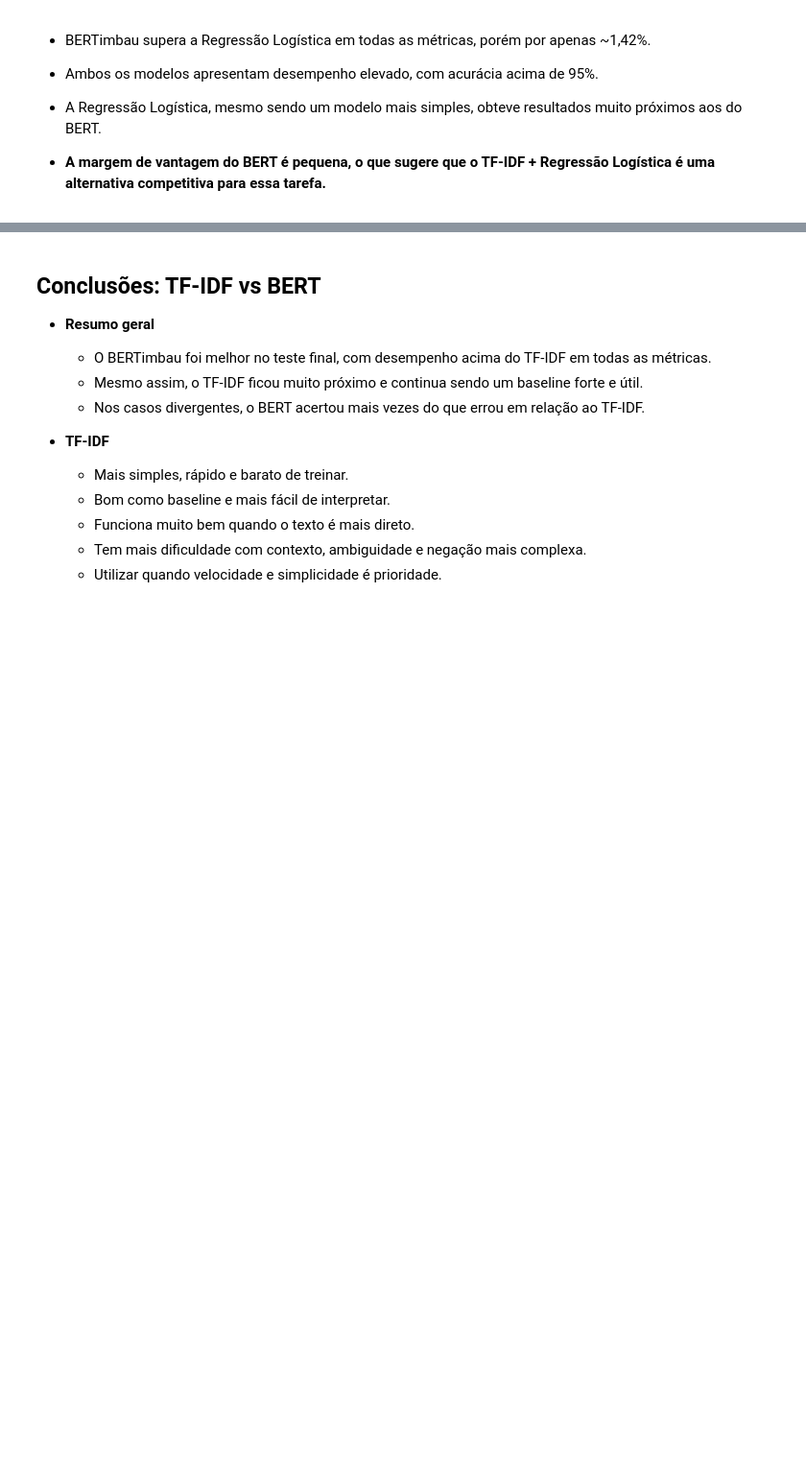
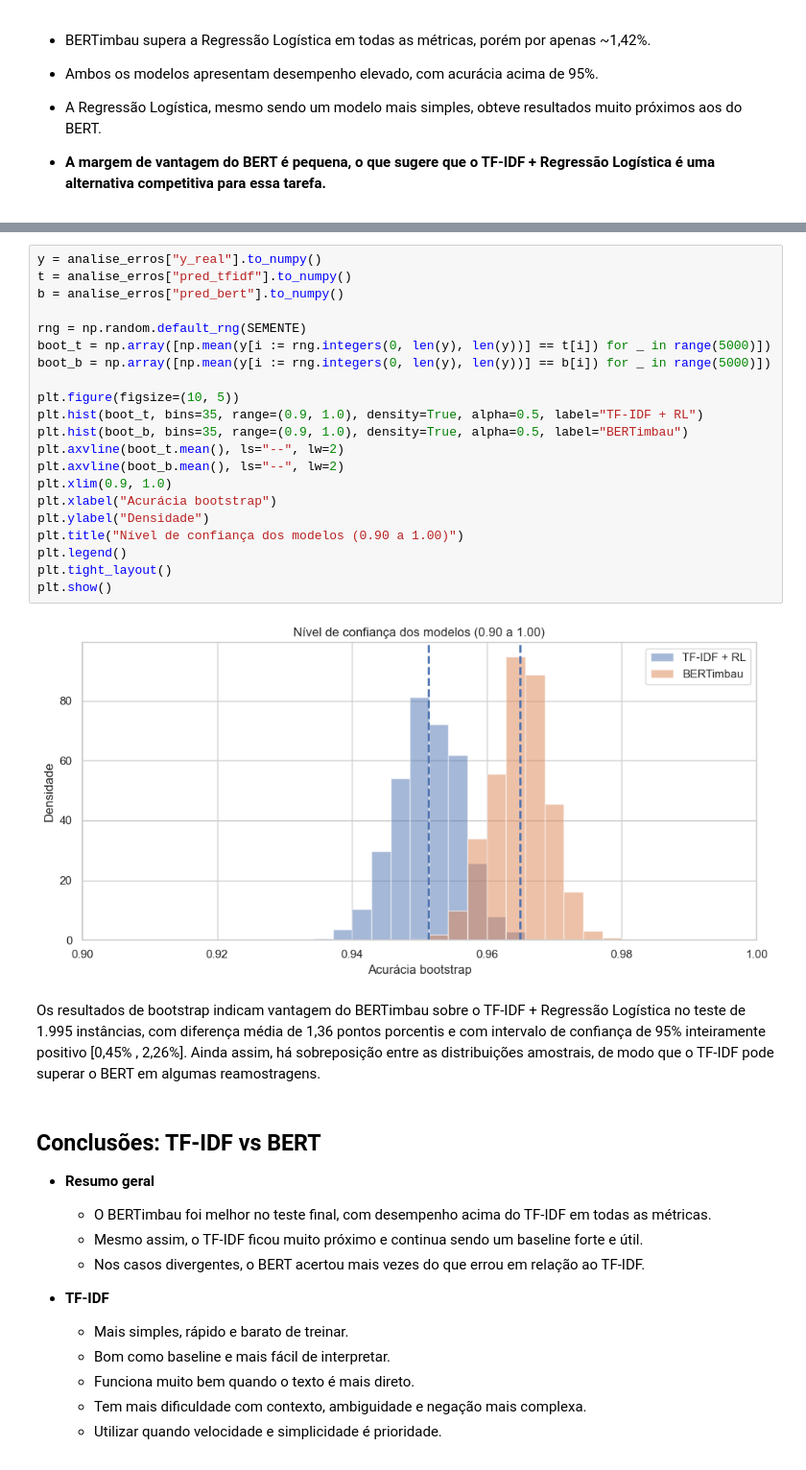
Before and after one commit to HerikDR/TF-IDF-e-BERT, a Jupyter notebook: triagem_avaliacoes.ipynb, the cells around one changed output, grey strips where cells are left out. Shown at 96% size. Cells and saved outputs as stored; diff of their text form; blank space fills up the shorter version.

```diff
--- a/triagem_avaliacoes.ipynb
+++ b/triagem_avaliacoes.ipynb
@@ -1118,3 +1218,28 @@ Exemplos em que o BERT erra e o TF-IDF acerta:
+# %%
+y = analise_erros["y_real"].to_numpy()
+t = analise_erros["pred_tfidf"].to_numpy()
+b = analise_erros["pred_bert"].to_numpy()
+
+rng = np.random.default_rng(SEMENTE)
+boot_t = np.array([np.mean(y[i := rng.integers(0, len(y), len(y))] == t[i]) for _ in range(5000)])
+boot_b = np.array([np.mean(y[i := rng.integers(0, len(y), len(y))] == b[i]) for _ in range(5000)])
+
+plt.figure(figsize=(10, 5))
+plt.hist(boot_t, bins=35, range=(0.9, 1.0), density=True, alpha=0.5, label="TF-IDF + RL")
+plt.hist(boot_b, bins=35, range=(0.9, 1.0), density=True, alpha=0.5, label="BERTimbau")
+plt.axvline(boot_t.mean(), ls="--", lw=2)
+plt.axvline(boot_b.mean(), ls="--", lw=2)
+plt.xlim(0.9, 1.0)
+plt.xlabel("Acurácia bootstrap")
+plt.ylabel("Densidade")
+plt.title("Nível de confiança dos modelos (0.90 a 1.00)")
+plt.legend()
+plt.tight_layout()
+plt.show()
+# %% [output]
+[figure, added]
+# %% [markdown]
+Os resultados de bootstrap indicam vantagem do BERTimbau sobre o TF-IDF + Regressão Logística no teste de 1.995 instâncias, com diferença média de 1,36 pontos porcentis e com intervalo de confiança de 95% inteiramente positivo [0,45% , 2,26%]. Ainda assim, há sobreposição entre as distribuições amostrais, de modo que o TF-IDF pode superar o BERT em algumas reamostragens.
 # %% [markdown]
 ## **Conclusões: TF-IDF** vs **BERT**
 
```
Also changed, not shown: parts of 7 cells of this notebook.
